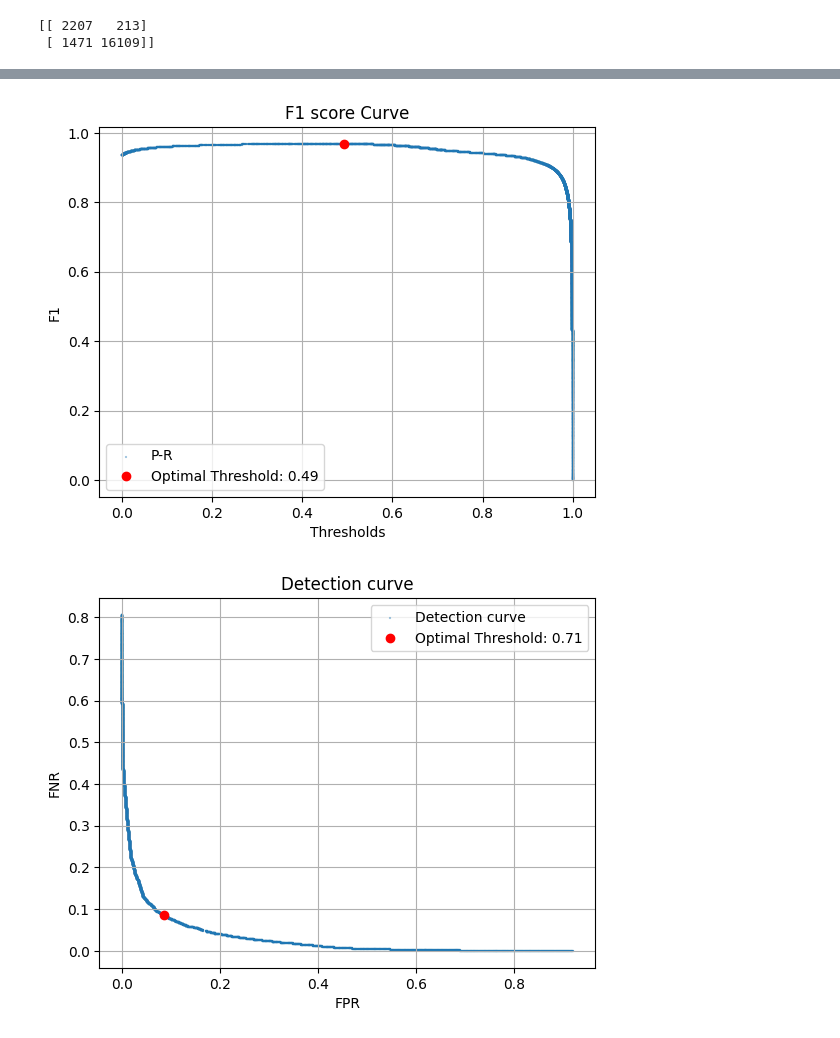
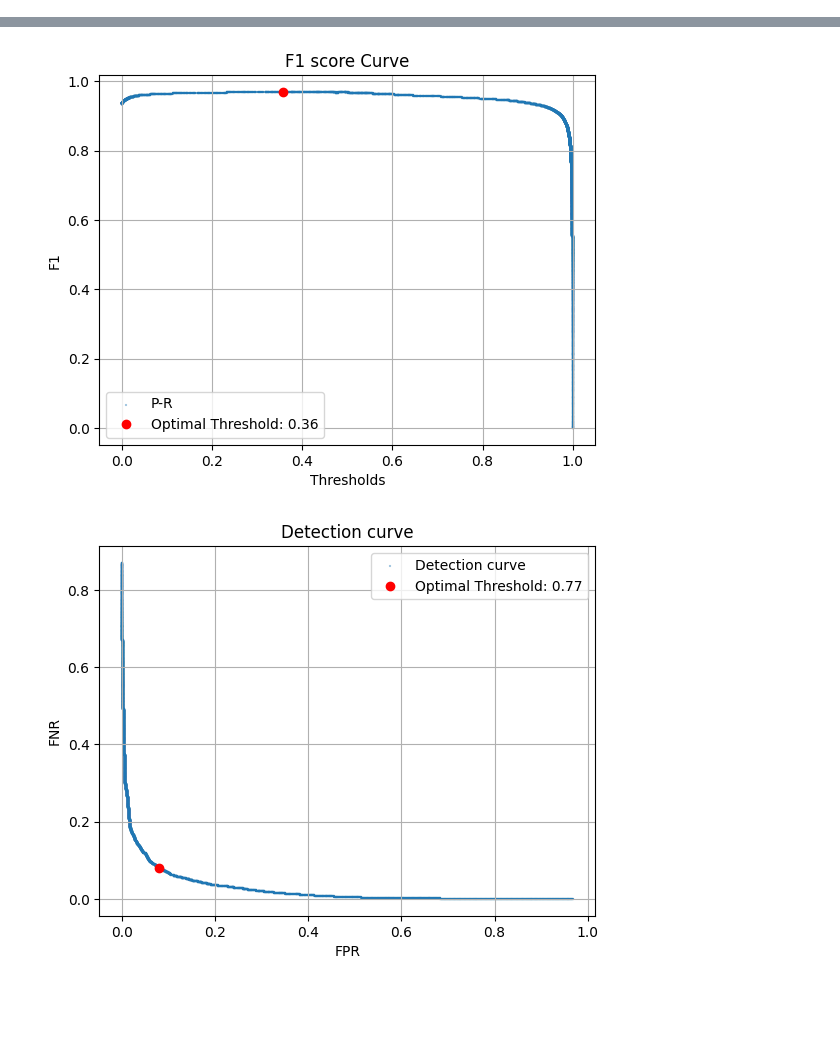
Before and after one commit to sanjay-iisc/TheraPanacea_case_study, a Jupyter notebook: test_i.ipynb, the cells around one changed output, grey strips where cells are left out. Drawn from its saved outputs; the diff is of its cells as text; code cells hidden in the pictures; blank space fills up the shorter version.

```diff
--- a/test_i.ipynb
+++ b/test_i.ipynb
@@ -105,7 +105,7 @@ def plot_det(Tr, Pr):
     plt.savefig("pictures/DET_curve.png")
 
     HTER=(fnr+fpr)/2
-    idx = np.argmin(HTER)
+    idx = np.argmin(abs(HTER))
     plt.figure()
     plt.scatter(thresholds, (fnr+fpr)/2, label=f'Detection curve',marker='+',alpha=0.4, s=2)
     plt.plot(thresholds[idx], HTER[idx], 'ro', label=f'Optimal Threshold: {thresholds[idx]:.2f}')
@@ -163,5 +163,5 @@ val_dataset =  Datasets_init.get_val_dataset()
 # %%
-checkpoint_path="checkpoint/checkpoint_20240826-111818/epoch_6.ckpt"#"checkpoint/checkpoint_20240825-172224/epoch_100.ckpt"
+checkpoint_path="checkpoint/checkpoint_20240826-175517/epoch_16.ckpt"#"checkpoint/checkpoint_20240826-111818/epoch_6.ckpt"#"checkpoint/checkpoint_20240825-172224/epoch_100.ckpt"
 inf_model=vgg_based_model(checkpoint_path)
 test_path = "data/val_img"
 # %%
@@ -192,7 +192,7 @@ plot_roc(Tr, Pr)
 plot_PR(Tr, Pr)
 plot_det(Tr, Pr)
 cm = confusion_matrix(Tr, np.where(Pr >= 0.71, 1, 0))
-print(cm)
+fpr=cm[0][1]/(cm[0][1]+cm[0][0])
+
+fnr=cm[1][1]/(cm[1][1]+cm[1][0])
 # %% [output]
-[[ 2207   213]
- [ 1471 16109]]
@@ -201,2 +201,2 @@ print(cm)
-[figure, old version]
+[figure, new version]
-[figure, old version]
+[figure, new version]
```
Also changed, not shown: parts of 6 cells of this notebook, 6 other files.
